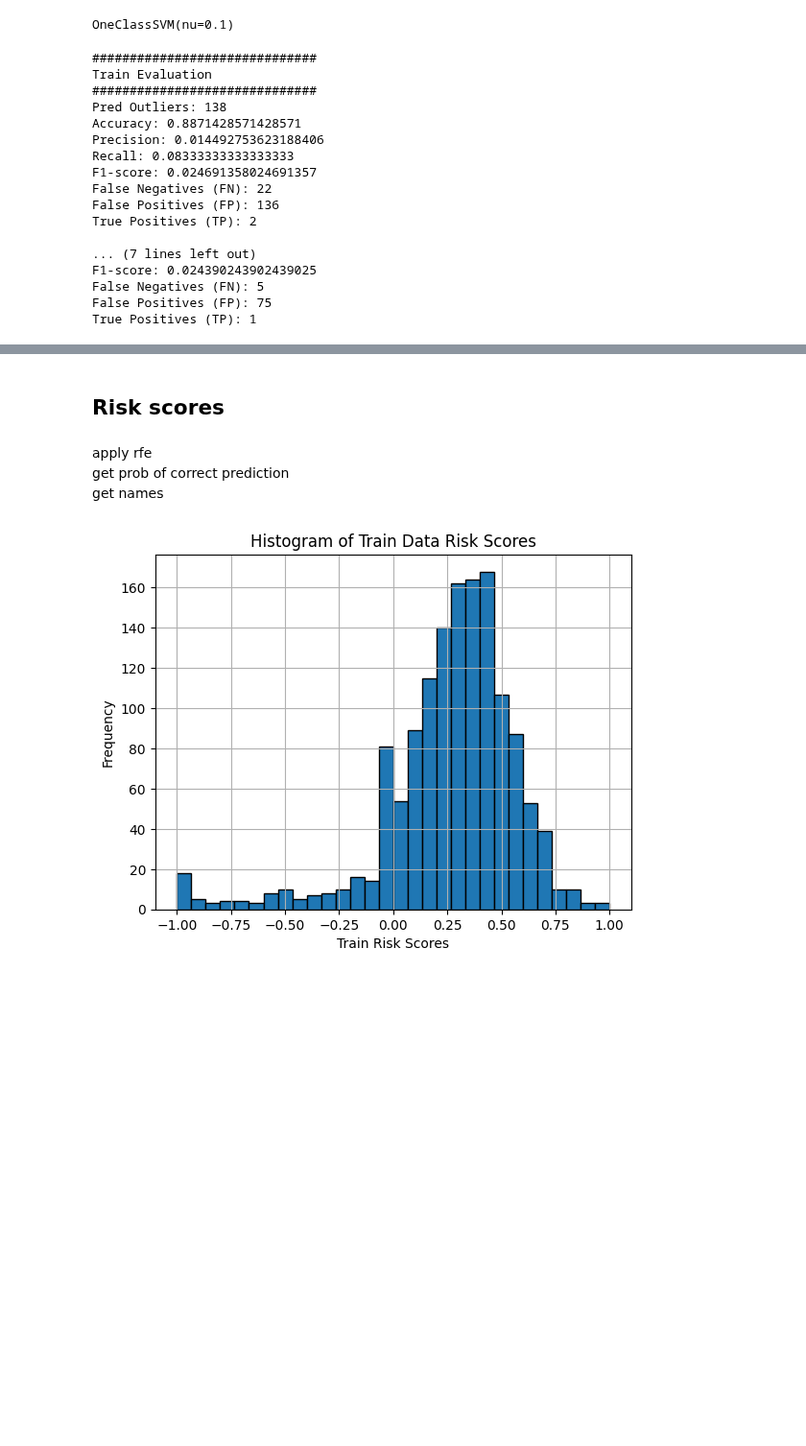
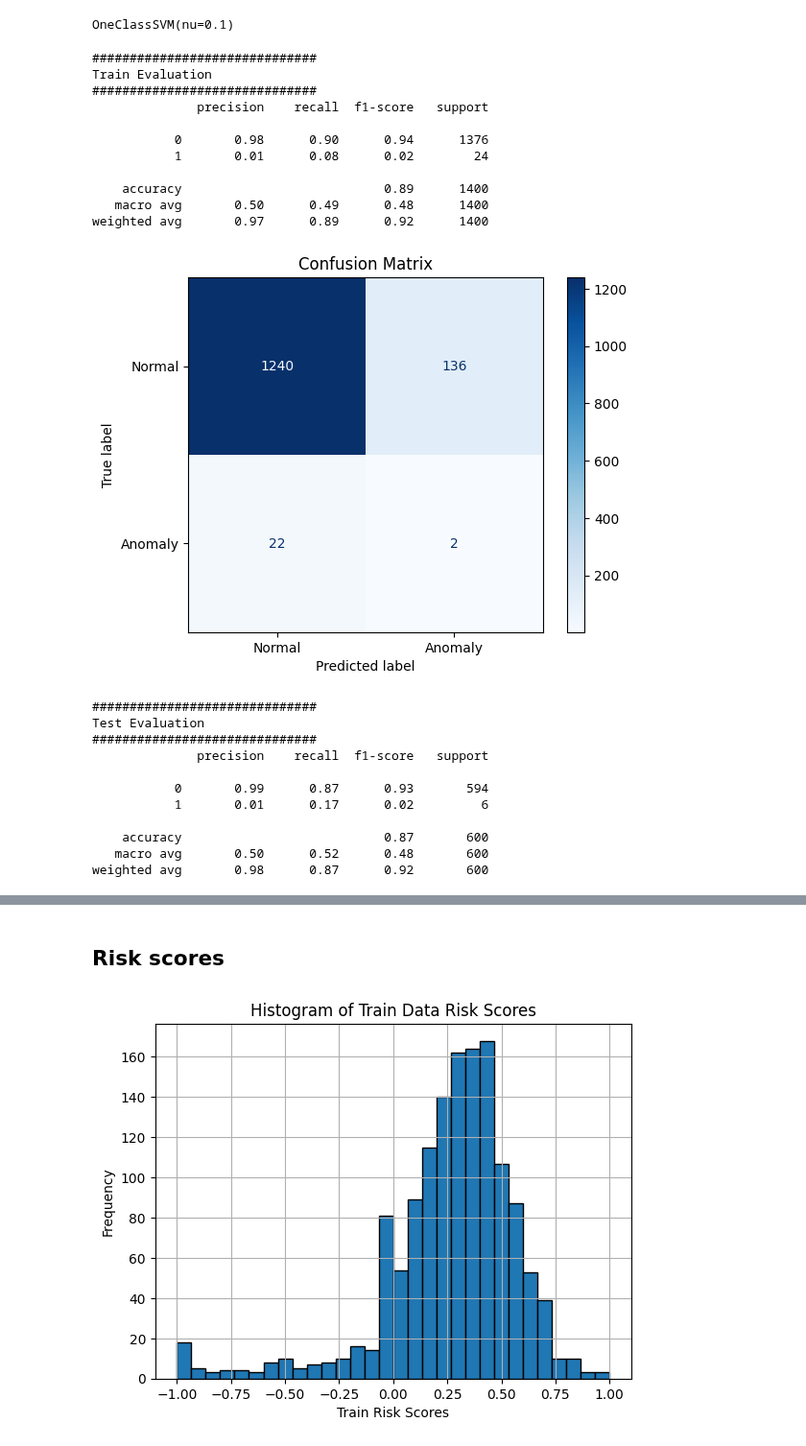
Before and after one commit to mel0778/dsa4263, a Jupyter notebook: code/model_SVM.ipynb, the cells around one changed output, grey strips where cells are left out. Shown at 96% size. Saved outputs shown, nothing was run; the diff lists cells and outputs as text; code cells hidden in the pictures; blank space fills up the shorter version.

```diff
--- a/code/model_SVM.ipynb
+++ b/code/model_SVM.ipynb
@@ -64,9 +65,12 @@ How many sus users:  30
 30
 # %%
 y = fds["targetLabel"].compute()
-X = fds.drop(columns=["targetLabel","user"]).compute()
+X = fds.drop(columns=["targetLabel",]).compute()
+# X = fds.drop(columns=["targetLabel","user"]).compute()
 # %%
-X_train, X_test, y_train, y_test = train_test_split(X, y, test_size=0.3, random_state=42)
+X_train_w_name, X_test_w_name, y_train, y_test = train_test_split(X, y, test_size=0.3, random_state=42)
+X_train, X_test = X_train_w_name.drop(columns=["user",]), X_test_w_name.drop(columns=["user",])
+
 from sklearn.preprocessing import StandardScaler
 # Scale the features using StandardScaler
 scaler = StandardScaler()
@@ -80,57 +84,56 @@ clf.fit(X_train_scaled, y_train)
 # %% [output]
 OneClassSVM(nu=0.1)
 # %%
+from sklearn.metrics import ConfusionMatrixDisplay
 def eval_svm(preds, labels):
 
     # Convert predictions (-1 for outliers, 1 for inliers) to binary labels (0 for normal, 1 for anomaly)
     pred_labels = np.where(preds == -1, 1, 0)
-    print("Pred Outliers:", np.count_nonzero(pred_labels == 1))
-    # Compute confusion matrix to get FN and TP
-    tn, fp, fn, tp = confusion_matrix(labels, pred_labels).ravel()
+    print(classification_report(labels, pred_labels))
 
-    # Evaluate performance metrics
-    accuracy = accuracy_score(labels, pred_labels)
-    precision = precision_score(labels, pred_labels)
-    recall = recall_score(labels, pred_labels)
-    f1 = f1_score(labels, pred_labels)
+    conf_matrix = confusion_matrix(labels, pred_labels)
 
-    # Print the performance metrics including FN and TP
-    print(f"Accuracy: {accuracy}")
-    print(f"Precision: {precision}")
-    print(f"Recall: {recall}")
-    print(f"F1-score: {f1}")
-    print(f"False Negatives (FN): {fn}")
-    print(f"False Positives (FP): {fp}")
-    print(f"True Positives (TP): {tp}")
+    # Plot confusion matrix
+    disp = ConfusionMatrixDisplay(confusion_matrix=conf_matrix,
+                                   display_labels=["Normal", "Anomaly"])
+    disp.plot(cmap=plt.cm.Blues)
+    plt.title('Confusion Matrix')
+    plt.show()
 
 train_pred = clf.predict(X_train_scaled)
 print("##############################")
 print("Train Evaluation")
 print("##############################")
 eval_svm(train_pred, y_train)
 
 print()
 
 test_pred = clf.predict(X_test_scaled)
 print("##############################")
 print("Test Evaluation")
 print("##############################")
 eval_svm(test_pred, y_test)
 # %% [output]
 ##############################
 Train Evaluation
 ##############################
-Pred Outliers: 138
-Accuracy: 0.8871428571428571
-Precision: 0.014492753623188406
-Recall: 0.08333333333333333
-F1-score: 0.024691358024691357
-False Negatives (FN): 22
-False Positives (FP): 136
-True Positives (TP): 2
+              precision    recall  f1-score   support
 
-... (7 lines left out)
-F1-score: 0.024390243902439025
-False Negatives (FN): 5
-False Positives (FP): 75
-True Positives (TP): 1
+           0       0.98      0.90      0.94      1376
+           1       0.01      0.08      0.02        24
+
+    accuracy                           0.89      1400
+   macro avg       0.50      0.49      0.48      1400
+weighted avg       0.97      0.89      0.92      1400
+[figure, added]
+##############################
+Test Evaluation
+##############################
+              precision    recall  f1-score   support
+
+           0       0.99      0.87      0.93       594
+           1       0.01      0.17      0.02         6
+
+    accuracy                           0.87       600
+   macro avg       0.50      0.52      0.48       600
+weighted avg       0.98      0.87      0.92       600
@@ -152,10 +156,6 @@ def get_risk_score(clf, X):
 # %%
 train_risk = get_risk_score(clf, X_train_scaled)
 test_risk = get_risk_score(clf, X_test_scaled)
-# %% [markdown]
-apply rfe
-get prob of correct prediction
-get names
 # %%
 # Plot histogram
 plt.hist(train_risk, bins=30, edgecolor='black')  # Adjust bins as needed
```
Also changed, not shown: parts of 14 cells of this notebook.
